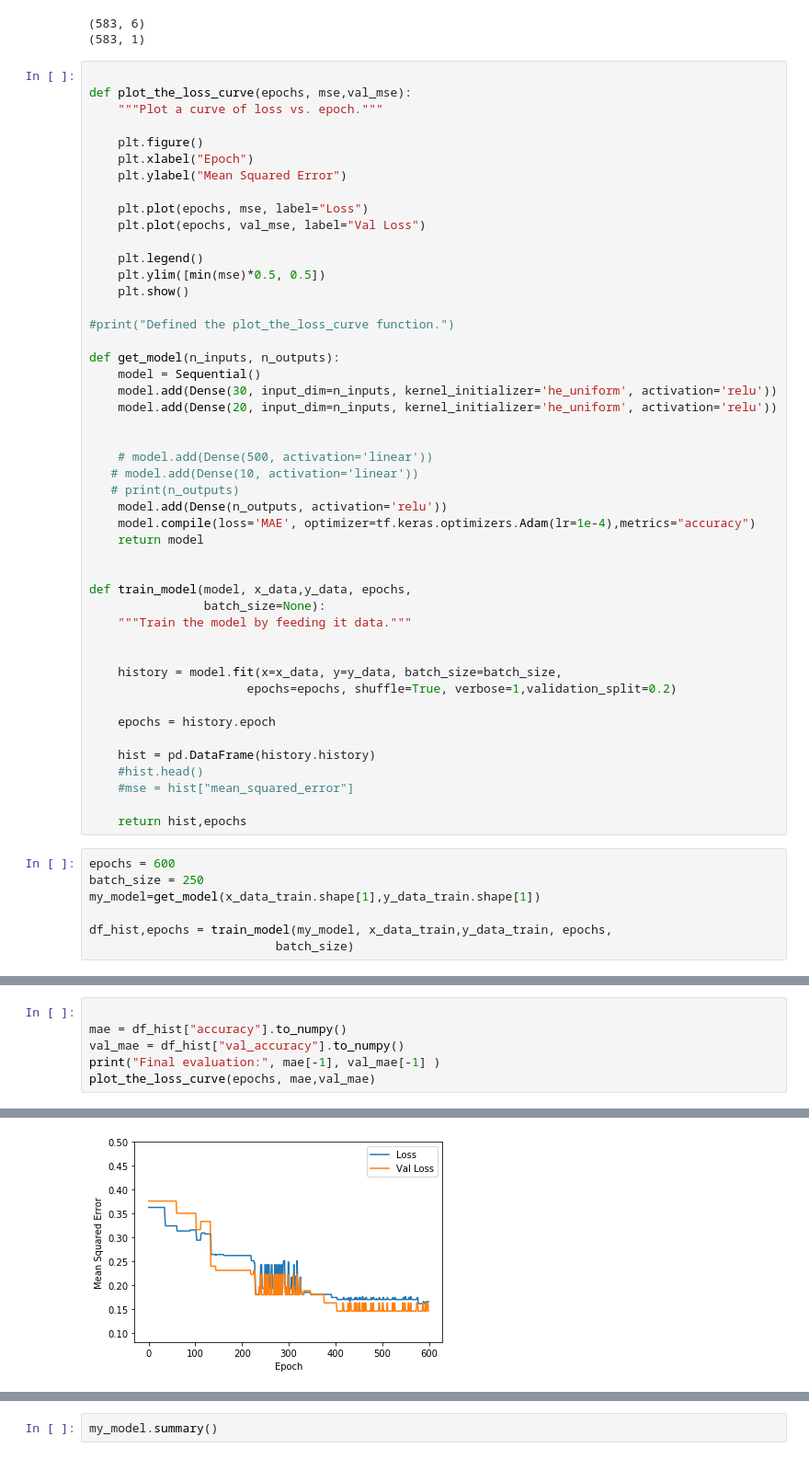
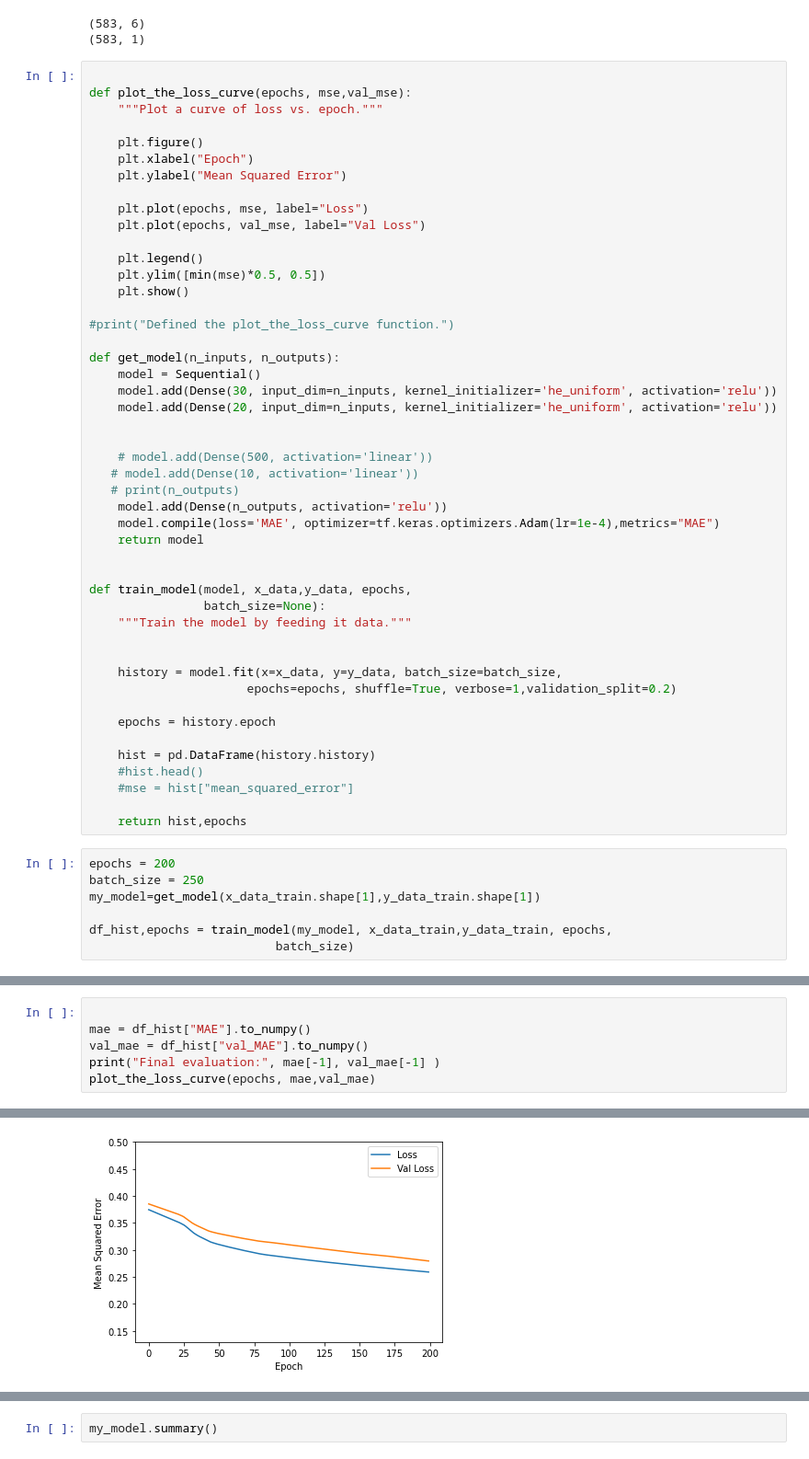
Before and after one commit to GwydionJon/EN_learn, a Jupyter notebook: machine_learning/ML_get_parameters_from_peakNumber.ipynb, the cells around one changed output, grey strips where cells are left out. Shown at 92% size. Cells and saved outputs as stored; diff of their text form.

```diff
--- a/machine_learning/ML_get_parameters_from_peakNumber.ipynb
+++ b/machine_learning/ML_get_parameters_from_peakNumber.ipynb
@@ -192,7 +192,7 @@ def get_model(n_inputs, n_outputs):
    # model.add(Dense(10, activation='linear'))
    # print(n_outputs)
     model.add(Dense(n_outputs, activation='relu'))
-    model.compile(loss='MAE', optimizer=tf.keras.optimizers.Adam(lr=1e-4),metrics="accuracy")
+    model.compile(loss='MAE', optimizer=tf.keras.optimizers.Adam(lr=1e-4),metrics="MAE")
     return model
 
 
@@ -212,7 +212,7 @@ def train_model(model, x_data,y_data, epochs,
 
     return hist,epochs
 # %%
-epochs = 600
+epochs = 200
 batch_size = 250
 my_model=get_model(x_data_train.shape[1],y_data_train.shape[1])
 
@@ -239,7 +239,7 @@ Epoch 600/600
 # %%
 
-mae = df_hist["accuracy"].to_numpy()
-val_mae = df_hist["val_accuracy"].to_numpy()
+mae = df_hist["MAE"].to_numpy()
+val_mae = df_hist["val_MAE"].to_numpy()
 print("Final evaluation:", mae[-1], val_mae[-1] )
 plot_the_loss_curve(epochs, mae,val_mae)
 # %% [output]
@@ -247,4 +247,4 @@ Final evaluation: 0.16523605585098267 0.14529915153980255
-[figure, old version]
+[figure, new version]
 # %%
 evaluation=my_model.evaluate(x = x_data_test, y = y_data_test, batch_size=batch_size)
 predicted = my_model.predict(x_data_test)
```
Also changed, not shown: parts of 3 cells of this notebook.
